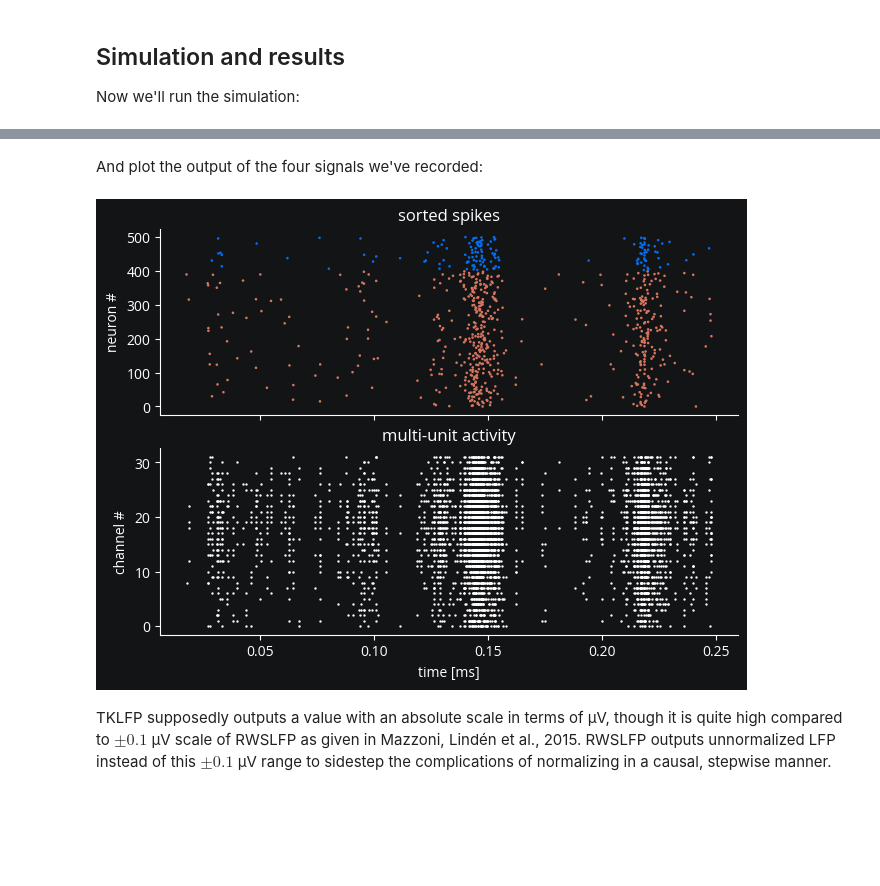
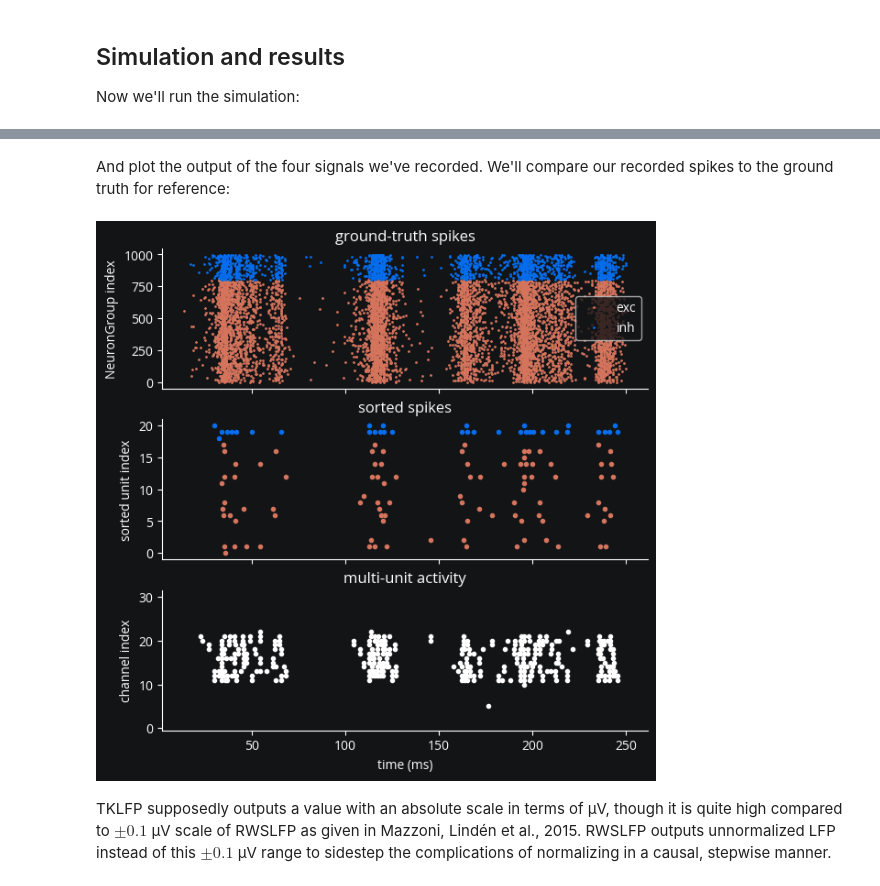
Before and after one commit to siplab-gt/cleo, a Jupyter notebook: docs/tutorials/electrodes.ipynb, the cells around one changed output, grey strips where cells are left out. Cells and saved outputs as stored; diff of their text form; code cells hidden in the pictures; blank space fills up the shorter version.

```diff
--- a/docs/tutorials/electrodes.ipynb
+++ b/docs/tutorials/electrodes.ipynb
@@ -170,10 +212,5 @@ We need to pass in `ampa_syns` and `gaba_syns` on injection to compute the effec
 We only need to do this for pyramidal cells, since RWSLFP ignores currents onto interneurons.
 # %%
-mua = ephys.MultiUnitSpiking(
-    r_perfect_detection=0.05 * b2.mm,
-    r_half_detection=0.1 * b2.mm,
-)
-ss = ephys.SortedSpiking(0.05 * b2.mm, 0.1 * b2.mm)
 tklfp = ephys.TKLFPSignal()
 rwslfp = ephys.RWSLFPSignalFromSpikes()
 
@@ -201,24 +238,48 @@ INFO       No numerical integration method specified for group 'neurongroup', us
 # %% [markdown]
-And plot the output of the four signals we've recorded:
+And plot the output of the four signals we've recorded.
+We'll compare our recorded spikes to the ground truth for reference:
-# %%
-from matplotlib.colors import ListedColormap, LinearSegmentedColormap
-
-fig, axs = plt.subplots(2, 1, sharex=True, layout="constrained")
-
-# assuming all neurons are detectable for c=ss.i >= n_e to work
-# in practice this will often not be the case and we'd have to map
-# from probe index to neuron group index using ss.i_probe_by_i_ng.inverse
-exc_inh_cmap = ListedColormap([c["exc"], c["inh"]])
-axs[0].scatter(
-    ss.t, ss.i, marker=".", c=ss.i >= n_e, cmap=exc_inh_cmap, s=3, rasterized=True
-)
-axs[0].set(title="sorted spikes", ylabel="neuron #")
-
-axs[1].scatter(mua.t, mua.i, marker=".", s=2, c="white", rasterized=True)
-axs[1].set(title="multi-unit activity", ylabel="channel #", xlabel="time [ms]")
-fig.savefig("spikes.svg")
-# %% [output]
-[figure, removed]
+# %%
+fig, axs = plt.subplots(3, 1, sharex=True, layout="constrained", figsize=(6, 6))
+
+spikes_are_exc = spike_mon.i < n_e
+# need to map sorted unit index to cell type
+i_sorted_is_exc = np.array([ng == exc for (ng, i) in ss.i_ng_by_i_sorted])
+sorted_spikes_are_exc = i_sorted_is_exc[ss.i]
+
+for celltype, i_all, i_srt in [
+    ("exc", spikes_are_exc, sorted_spikes_are_exc),
+    ("inh", ~spikes_are_exc, ~sorted_spikes_are_exc),
+]:
+    axs[0].plot(
+        spike_mon.t[i_all] / b2.ms,
+        spike_mon.i[i_all],
+        ".",
+        c=c[celltype],
+        rasterized=True,
+        label=celltype,
+        ms=2,
+    )
+    axs[1].plot(
+        ss.t[i_srt] / b2.ms,
+        ss.i[i_srt],
+        ".",
+        c=c[celltype],
+        label=celltype,
+        rasterized=True,
+    )
+axs[0].legend()
+axs[0].set(ylabel="NeuronGroup index", title="ground-truth spikes")
+axs[1].set(title="sorted spikes", ylabel="sorted unit index")
+
+axs[2].plot(mua.t / b2.ms, mua.i, "w.", rasterized=True)
+axs[2].set(
+    title="multi-unit activity",
+    ylabel="channel index",
+    xlabel="time (ms)",
+    ylim=[-0.5, probe.n - 0.5],
+);
+# %% [output]
+[figure, added]
 # %% [markdown]
 TKLFP supposedly outputs a value with an absolute scale in terms of μV, though it is quite high compared to $\pm0.1$ μV scale of RWSLFP as given in Mazzoni, Lindén et al., 2015.
 RWSLFP outputs unnormalized LFP instead of this $\pm0.1$ μV range to sidestep the complications of normalizing in a causal, stepwise manner.
```
Also changed, not shown: parts of 12 cells of this notebook, 47 other files.
